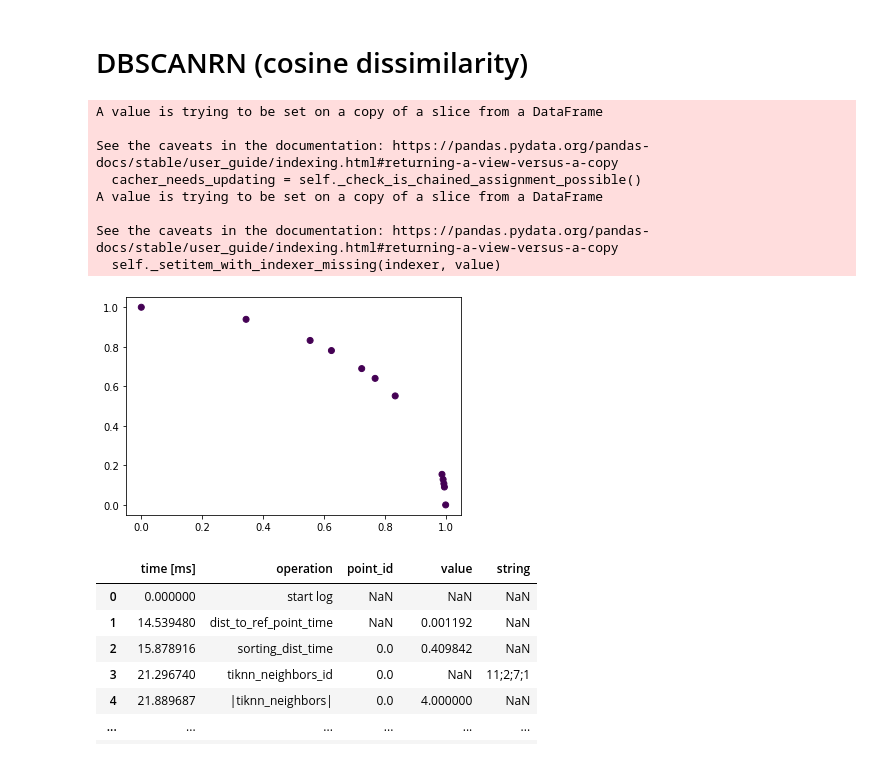
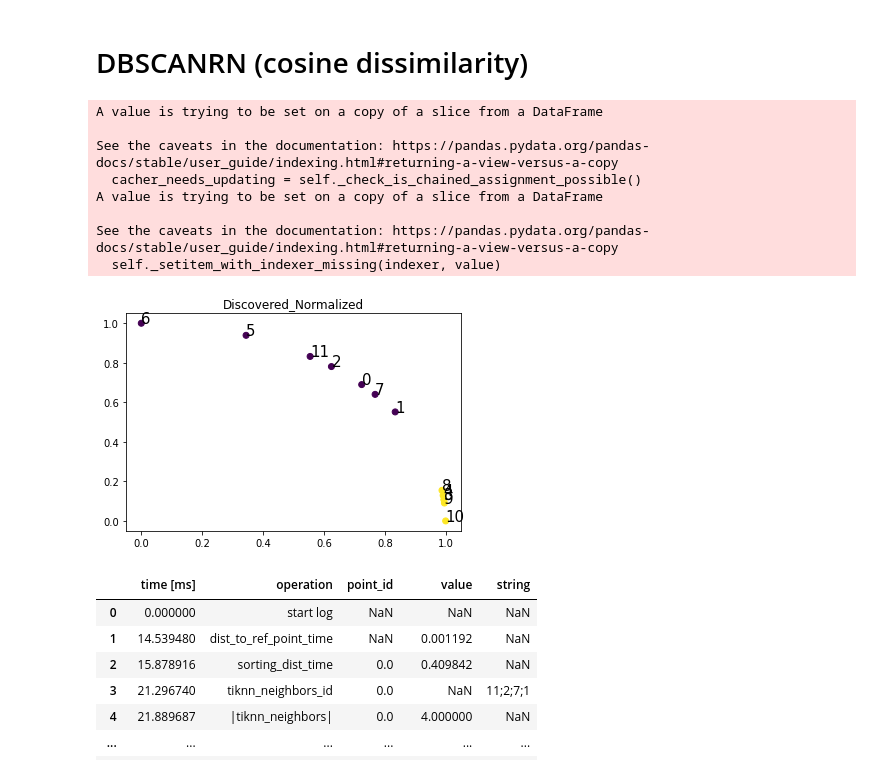
Before and after one commit to arek544/DBSCAN, a Jupyter notebook: notebooks/lecture_dataset_dbscanrn_optimized.ipynb, the cells around one changed output. Saved outputs shown, nothing was run; the diff lists cells and outputs as text; code cells hidden in the pictures.

```diff
--- a/notebooks/lecture_dataset_dbscanrn_optimized.ipynb
+++ b/notebooks/lecture_dataset_dbscanrn_optimized.ipynb
@@ -43,36 +43,36 @@ display_points(X, y, 'Normalized', numerate=True)
 # %%
 timer_start = time.time()
 params = {
-    'k': 4,
+    'k': 2,
     'similarity': cosine_dissimilarity
 }
 
 algorithm = DBSCANRN_opt(**params)
 
 name = get_name(
     algorithm_name=algorithm.name,
     dataset_name=dataset.name,
     n_dimentions=dataset.n_dimentions,
     n_rows=dataset.n_rows,
     **params
 )
 
 algorithm.log_output = f'./out/LOG_{name}.log'
 algorithm.fit_transform(X)
 total_runtime = (time.time() - timer_start) * 1000
 
-display_points(algorithm.X, algorithm.y_pred)
+display_points(algorithm.X, algorithm.y_pred, 'Discovered_Normalized', numerate=True)
 # score = evaluate(algorithm.y_pred, y, algorithm.X)
 # %% [output]
 A value is trying to be set on a copy of a slice from a DataFrame
 
 See the caveats in the documentation: https://pandas.pydata.org/pandas-docs/stable/user_guide/indexing.html#returning-a-view-versus-a-copy
   cacher_needs_updating = self._check_is_chained_assignment_possible()
 A value is trying to be set on a copy of a slice from a DataFrame
 
 See the caveats in the documentation: https://pandas.pydata.org/pandas-docs/stable/user_guide/indexing.html#returning-a-view-versus-a-copy
   self._setitem_with_indexer_missing(indexer, value)
-[figure, old version]
+[figure, new version]
 # %%
 algorithm.get_logs()
 # %% [output]
```
Also changed, not shown: parts of 1 cell of this notebook, 2 other files.
